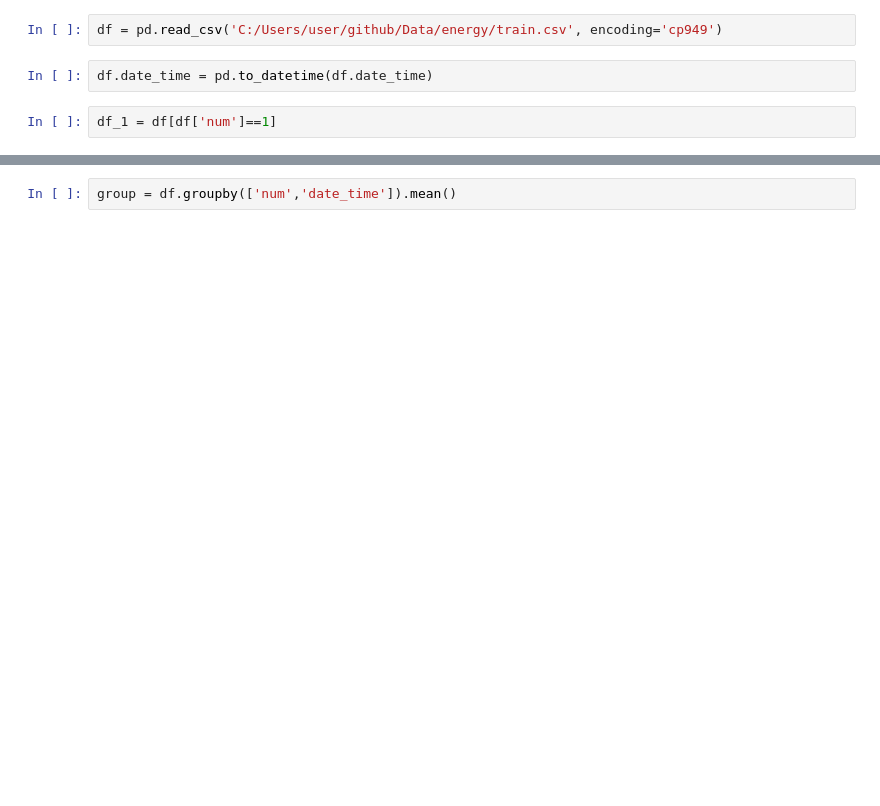
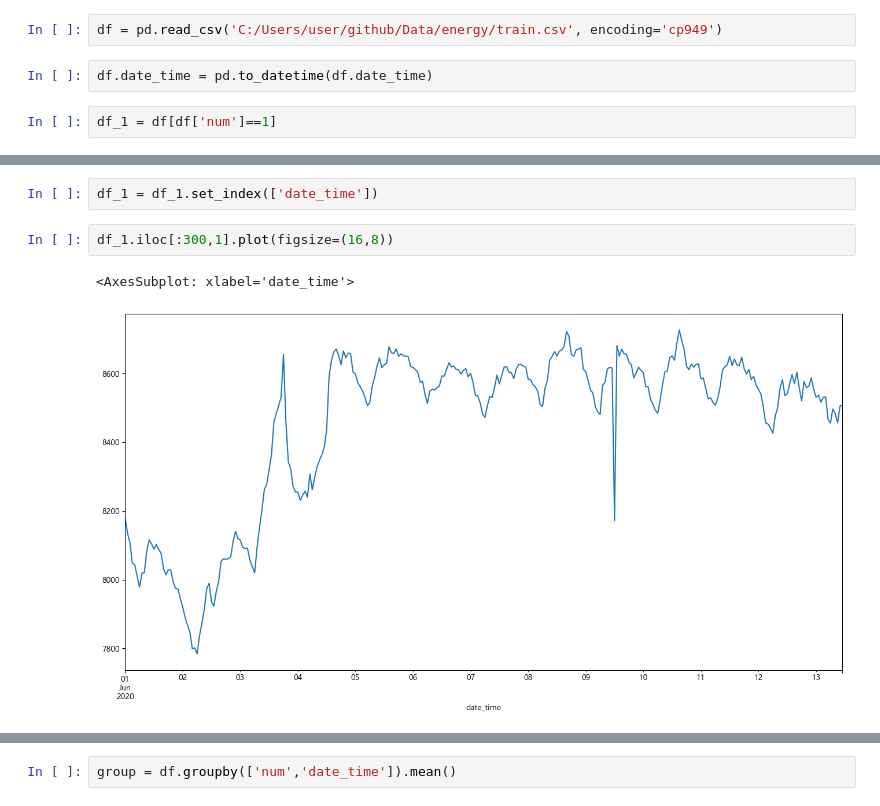
Before and after one commit to Jjineeq/Capstone_Design, a Jupyter notebook: energy_using.ipynb, the cells around one changed output, grey strips where cells are left out. Cells and saved outputs as stored; diff of their text form; blank space fills up the shorter version.

```diff
--- a/energy_using.ipynb
+++ b/energy_using.ipynb
@@ -17 +34,8 @@ df_1 = df[df['num']==1]
+# %%
+df_1 = df_1.set_index(['date_time'])
+# %%
+df_1.iloc[:300,1].plot(figsize=(16,8))
+# %% [output]
+<AxesSubplot: xlabel='date_time'>
+[figure, added]
 # %%
```
Also changed, not shown: parts of 32 cells of this notebook.
